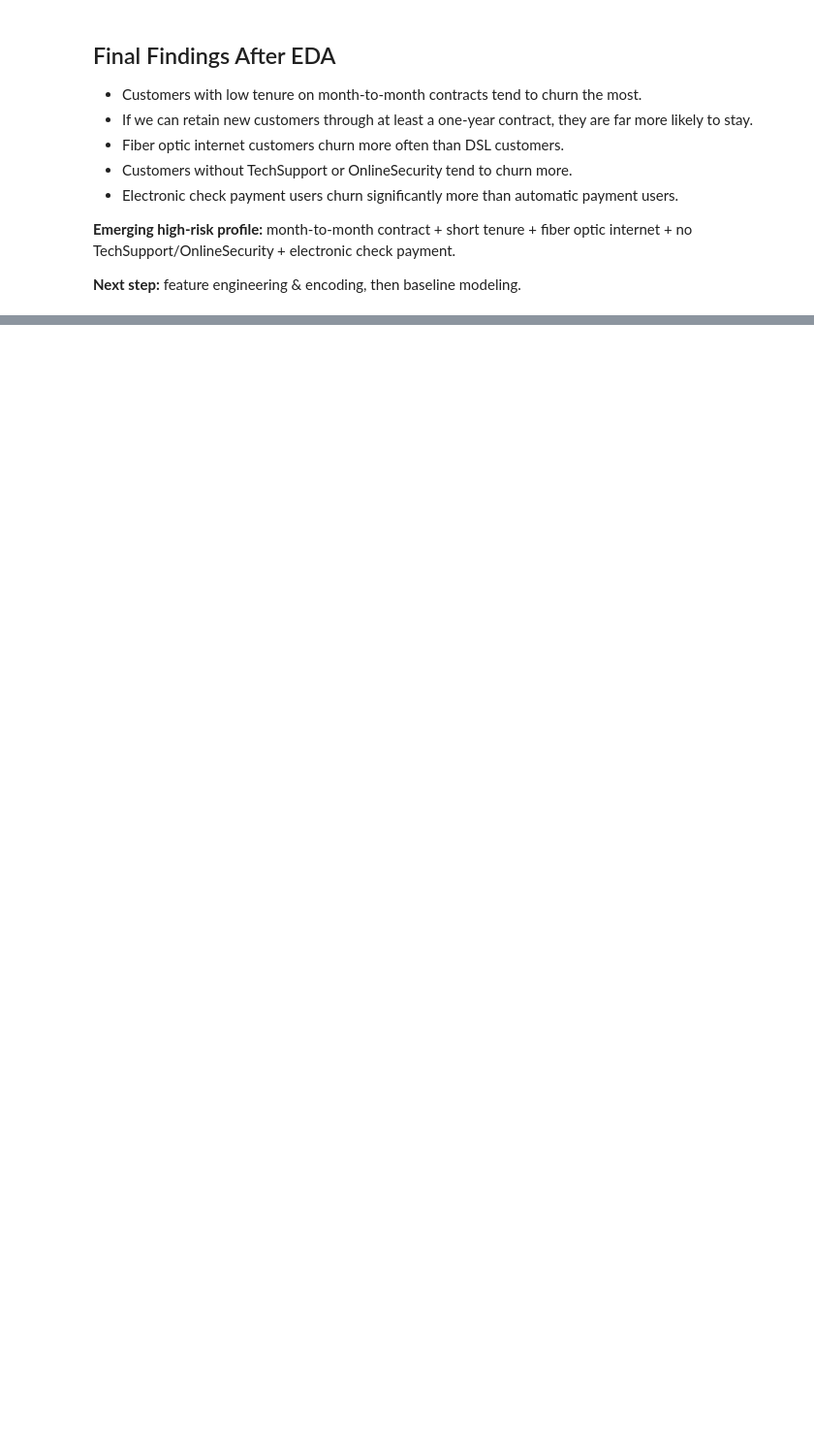
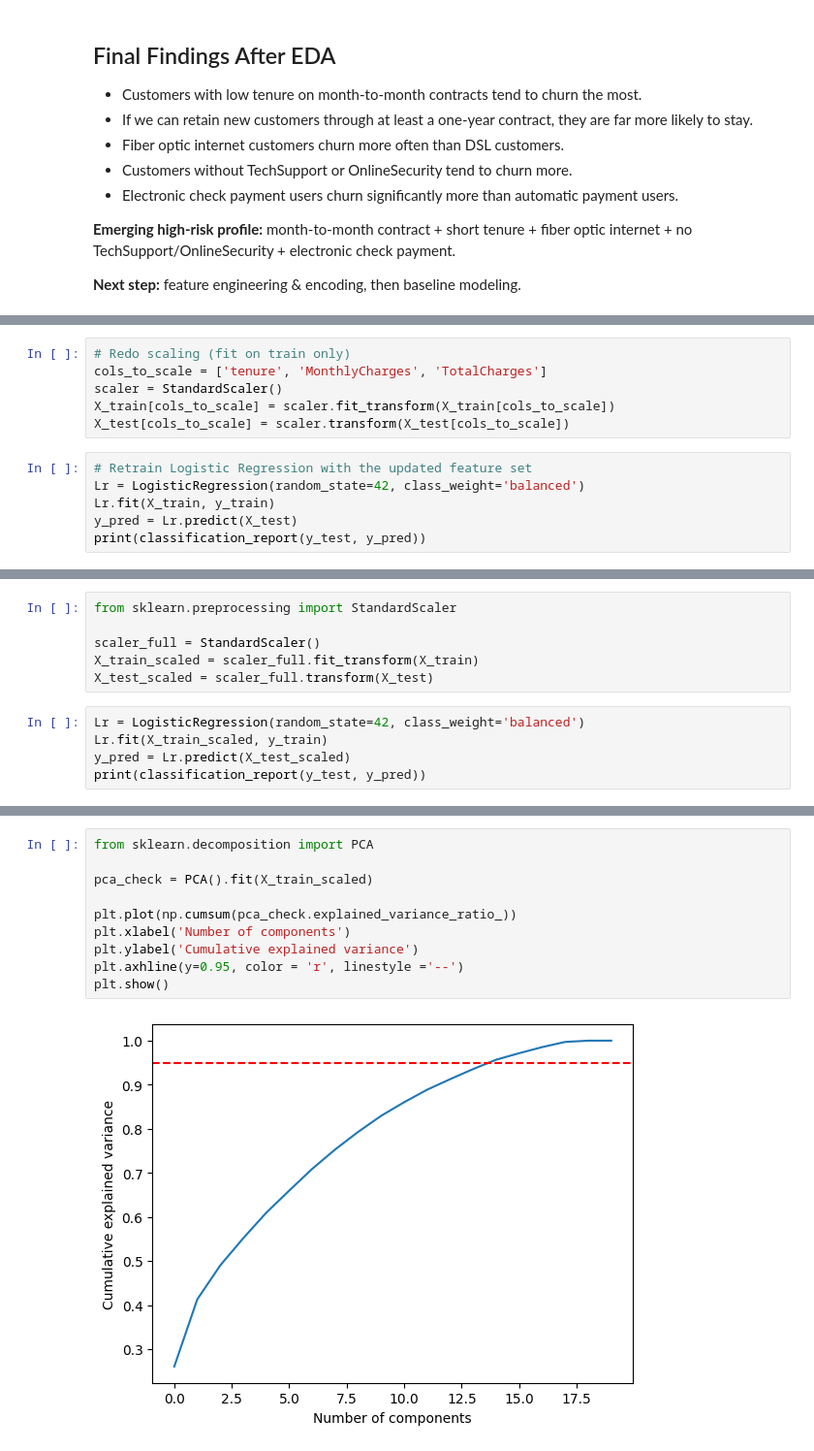
Before and after one commit to SonuSk584/Churn-prediction, a Jupyter notebook: churn_prediction_pipeline.ipynb, the cells around one changed output, grey strips where cells are left out. Shown at 97% size. Saved outputs shown, nothing was run; the diff lists cells and outputs as text; blank space fills up the shorter version.

Commit message:
with logistic model and accuracy

```diff
--- a/churn_prediction_pipeline.ipynb
+++ b/churn_prediction_pipeline.ipynb
@@ -314,0 +546,12 @@ pd.crosstab(df['PaymentMethod'], df['Churn'], normalize='index')
+# %%
+# Redo scaling (fit on train only)
+cols_to_scale = ['tenure', 'MonthlyCharges', 'TotalCharges']
+scaler = StandardScaler()
+X_train[cols_to_scale] = scaler.fit_transform(X_train[cols_to_scale])
+X_test[cols_to_scale] = scaler.transform(X_test[cols_to_scale])
+# %%
+# Retrain Logistic Regression with the updated feature set
+Lr = LogisticRegression(random_state=42, class_weight='balanced')
+Lr.fit(X_train, y_train)
+y_pred = Lr.predict(X_test)
+print(classification_report(y_test, y_pred))
@@ -314,0 +567,11 @@ pd.crosstab(df['PaymentMethod'], df['Churn'], normalize='index')
+# %%
+from sklearn.preprocessing import StandardScaler
+
+scaler_full = StandardScaler()
+X_train_scaled = scaler_full.fit_transform(X_train)
+X_test_scaled = scaler_full.transform(X_test)
+# %%
+Lr = LogisticRegression(random_state=42, class_weight='balanced')
+Lr.fit(X_train_scaled, y_train)
+y_pred = Lr.predict(X_test_scaled)
+print(classification_report(y_test, y_pred))
@@ -314,0 +587,12 @@ pd.crosstab(df['PaymentMethod'], df['Churn'], normalize='index')
+# %%
+from sklearn.decomposition import PCA
+
+pca_check = PCA().fit(X_train_scaled)
+
+plt.plot(np.cumsum(pca_check.explained_variance_ratio_))
+plt.xlabel('Number of components')
+plt.ylabel('Cumulative explained variance')
+plt.axhline(y=0.95, color = 'r', linestyle ='--')
+plt.show()
+# %% [output]
+[figure, added]
```
Also changed, not shown: parts of 39 cells of this notebook, 1 other file.
